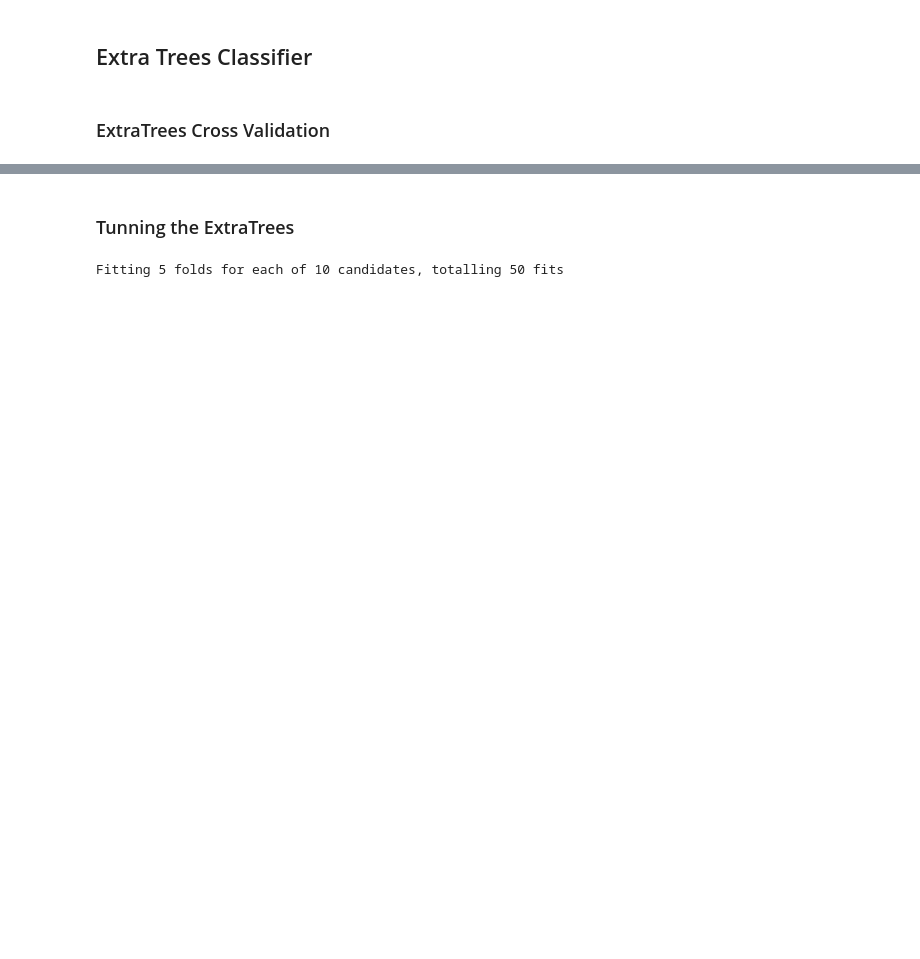
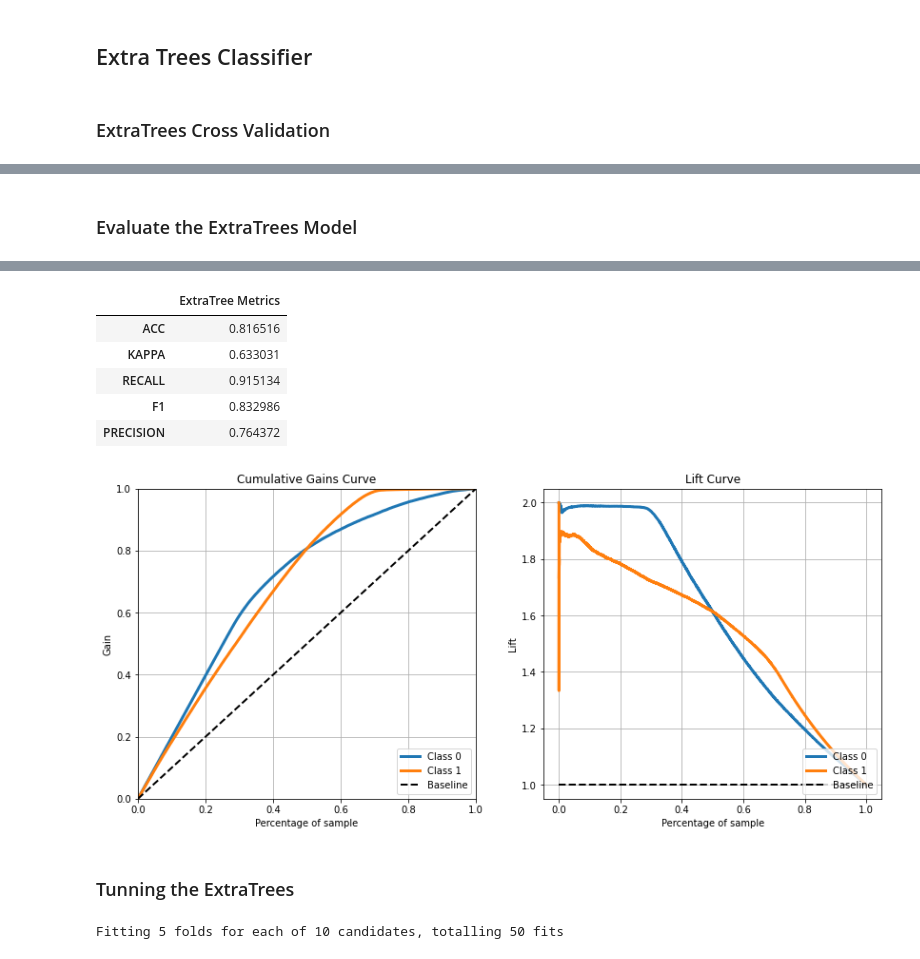
Before and after one commit to bruno154/health_insurence_cross_sell_project, a Jupyter notebook: pa004_health_insurance_cross_sell.ipynb, the cells around one changed output, grey strips where cells are left out. Cells and saved outputs as stored; diff of their text form; code cells hidden in the pictures; blank space fills up the shorter version.

```diff
--- a/pa004_health_insurance_cross_sell.ipynb
+++ b/pa004_health_insurance_cross_sell.ipynb
@@ -1599,0 +1567,24 @@ Wall time: 2min 32s
+# %% [markdown]
+### Evaluate the ExtraTrees Model
+# %%
+%%time
+# Test data
+features = X_subset.columns.to_list()
+Xvalid_smt = Xvalid_smt[features]
+
+# Model
+model = ExtraTreesClassifier(n_estimators = 250,
+                             min_samples_split = 2,
+                             max_depth=31)
+
+# Trainning the tunned parameters
+painel, extratree_model = train_evaluate_model( Xtrain=X_subset,
+                                                ytrain=ytrain_smt,
+                                                Xtest=Xvalid_smt,
+                                                ytest=yvalid_smt,
+                                                model=model,
+                                                model_name='ExtraTreeModel.sav')
+
+# painel of metrics
+painel
+# %% [output]
@@ -1600,3 +1593,10 @@ Wall time: 2min 32s
+|  | ExtraTree Metrics |
+| ACC | 0.816516 |
+| KAPPA | 0.633031 |
+| RECALL | 0.915134 |
+| F1 | 0.832986 |
+| PRECISION | 0.764372 |
+[figure, added]
 # %% [markdown]
 ### Tunning the ExtraTrees
 # %%
```
Also changed, not shown: parts of 67 cells of this notebook, 6 other files.
